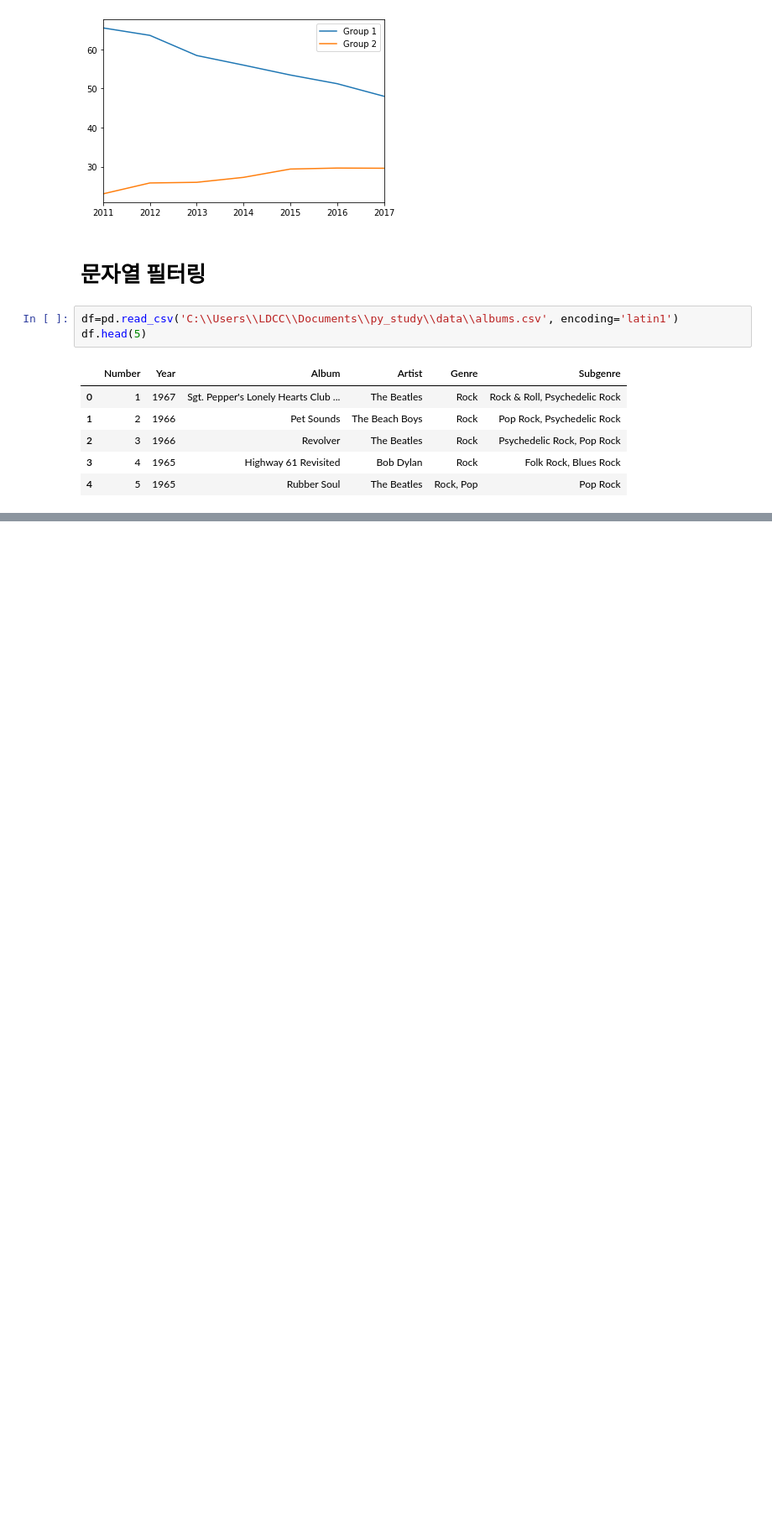
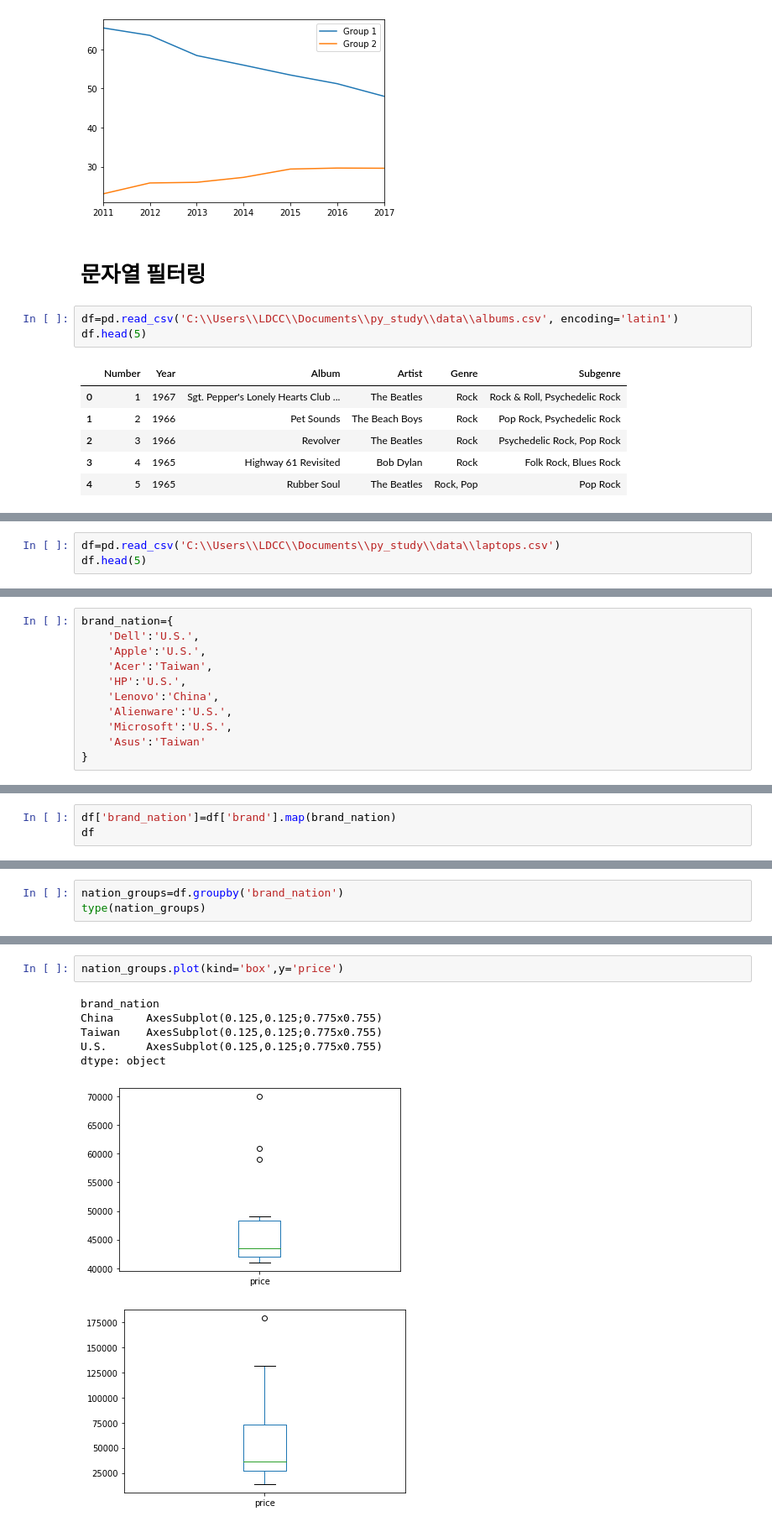
Before and after one commit to jinlove323/study, a Jupyter notebook: codeit_통계분석.ipynb, the cells around one changed output, grey strips where cells are left out. Shown at 84% size. Cells and saved outputs as stored; diff of their text form; blank space fills up the shorter version.

```diff
--- a/codeit_통계분석.ipynb
+++ b/codeit_통계분석.ipynb
@@ -378,0 +525,3 @@ df.head(5)
+# %%
+df=pd.read_csv('C:\\Users\\LDCC\\Documents\\py_study\\data\\laptops.csv')
+df.head(5)
@@ -378,0 +535,11 @@ df.head(5)
+# %%
+brand_nation={
+    'Dell':'U.S.',
+    'Apple':'U.S.',
+    'Acer':'Taiwan',
+    'HP':'U.S.',
+    'Lenovo':'China',
+    'Alienware':'U.S.',
+    'Microsoft':'U.S.',
+    'Asus':'Taiwan'
+}
@@ -378,0 +586,3 @@ df.head(5)
+# %%
+df['brand_nation']=df['brand'].map(brand_nation)
+df
@@ -378,0 +610,3 @@ df.head(5)
+# %%
+nation_groups=df.groupby('brand_nation')
+type(nation_groups)
@@ -378,0 +655,10 @@ df.head(5)
+# %%
+nation_groups.plot(kind='box',y='price')
+# %% [output]
+brand_nation
+China     AxesSubplot(0.125,0.125;0.775x0.755)
+Taiwan    AxesSubplot(0.125,0.125;0.775x0.755)
+U.S.      AxesSubplot(0.125,0.125;0.775x0.755)
+dtype: object
+[figure, added]
+[figure, added]
```
Also changed, not shown: parts of 37 cells of this notebook.
